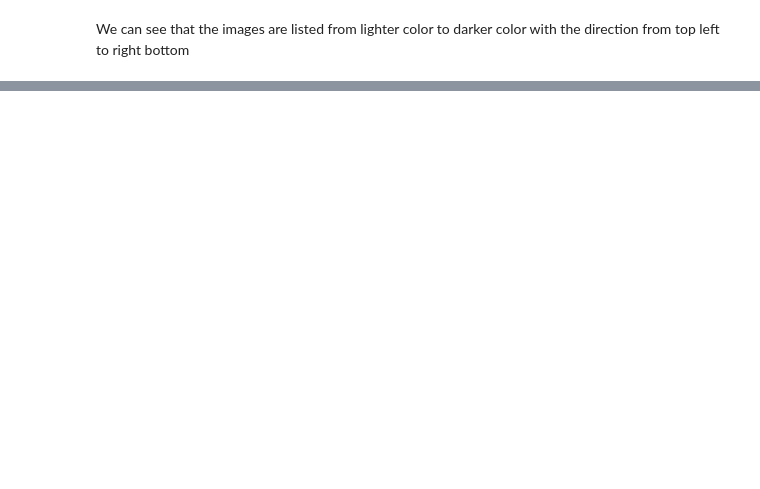
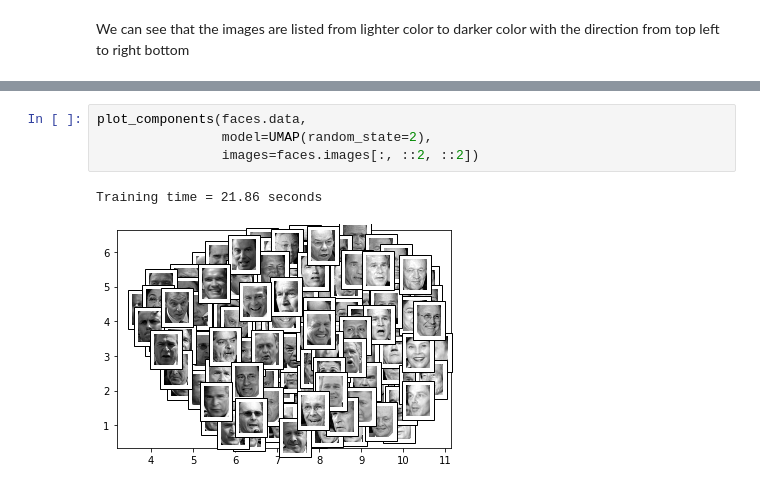
Before and after one commit to HungVLe/CMPE255, a Jupyter notebook: Dimensionality_reduction_techniques.ipynb, the cells around one changed output, grey strips where cells are left out. Cells and saved outputs as stored; diff of their text form; blank space fills up the shorter version.

```diff
--- a/Dimensionality_reduction_techniques.ipynb
+++ b/Dimensionality_reduction_techniques.ipynb
@@ -231,0 +178,7 @@ The TBB threading layer requires TBB version 2019.5 or later i.e., TBB_INTERFACE
+# %%
+plot_components(faces.data,
+                model=UMAP(random_state=2),
+                images=faces.images[:, ::2, ::2])
+# %% [output]
+Training time = 21.86 seconds
+[figure, added]
```
Also changed, not shown: parts of 41 cells of this notebook.
